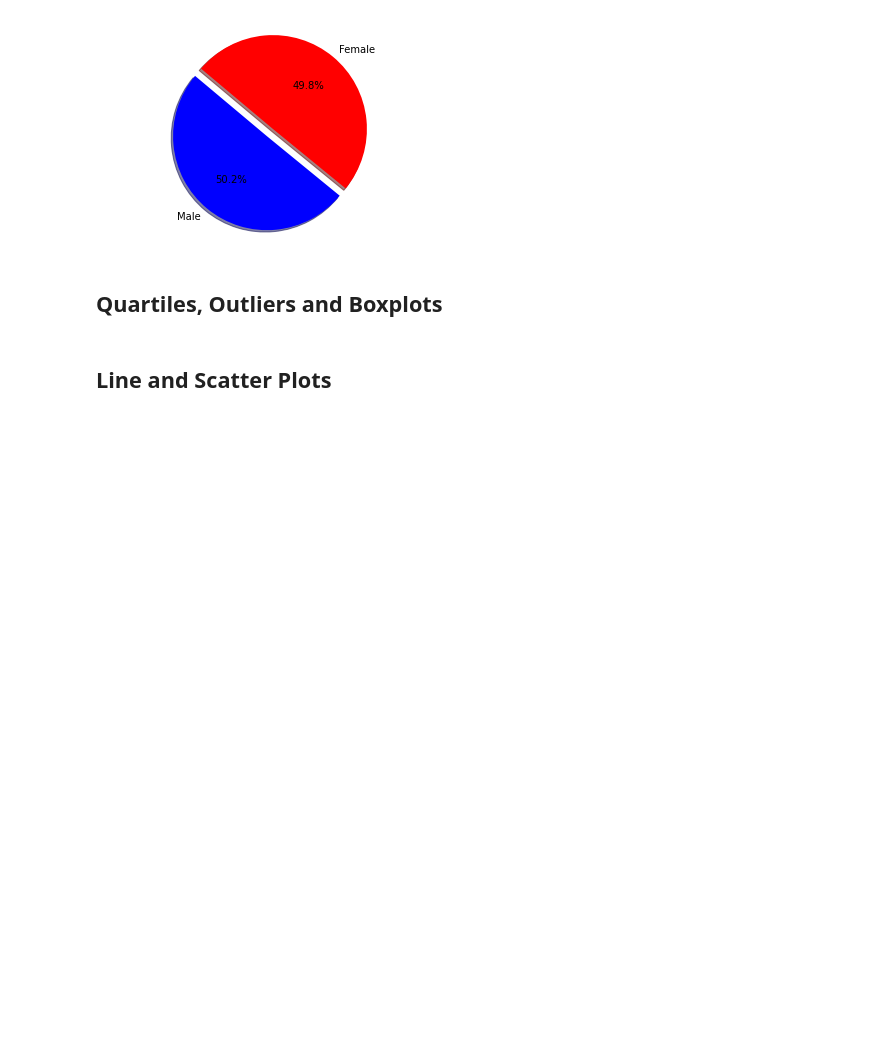
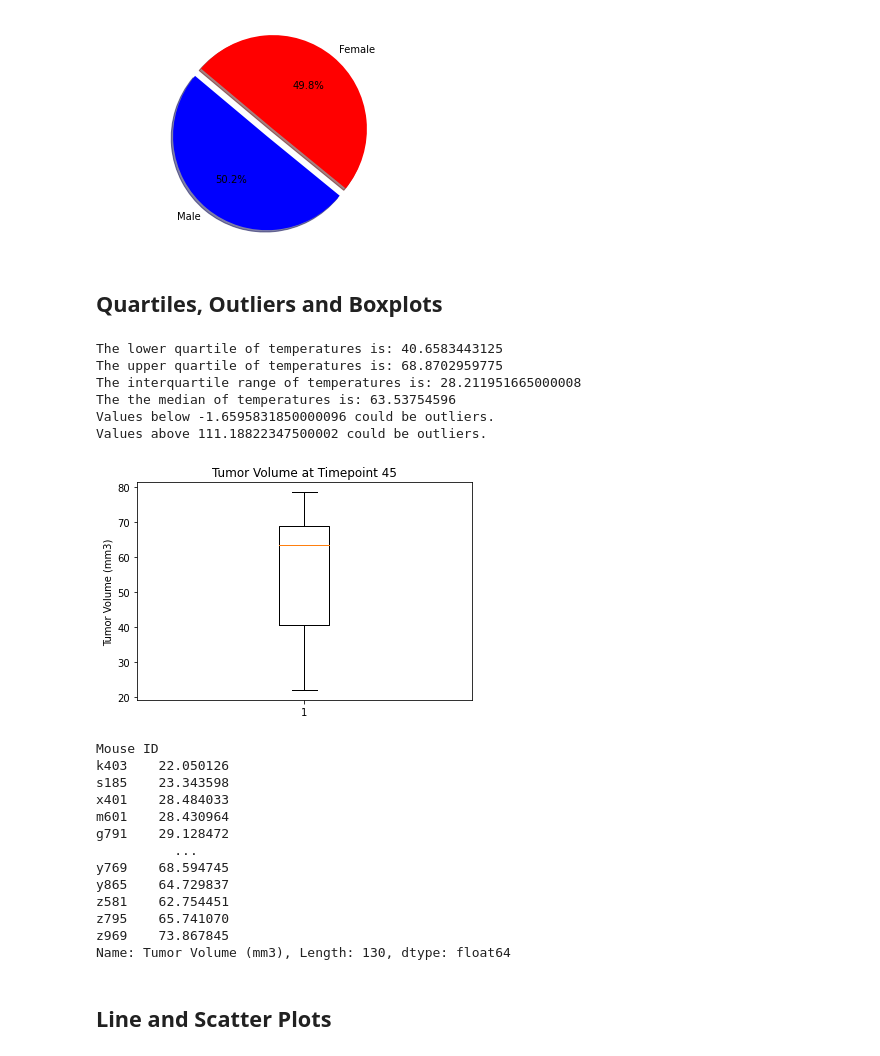
Before and after one commit to tduongas/matplotlib, a Jupyter notebook: Pymaceuticals/pymaceuticals_starter.ipynb, the cells around one changed output. Cells and saved outputs as stored; diff of their text form; code cells hidden in the pictures; blank space fills up the shorter version.

Commit message:
Added Outlier and Boxplots

```diff
--- a/Pymaceuticals/pymaceuticals_starter.ipynb
+++ b/Pymaceuticals/pymaceuticals_starter.ipynb
@@ -287,5 +285,49 @@ plt.axis("equal")
+# %%
+# Calculate the final tumor volume of each mouse across four of the most promising treatment regimens. Calculate the IQR and quantitatively determine if there are any potential outliers.
+quartiles = clean_mouse_df["Tumor Volume (mm3)"].quantile([.25,.5,.75])
+lowerq = quartiles[0.25]
+upperq = quartiles[0.75]
+iqr = upperq-lowerq
+
+print(f"The lower quartile of temperatures is: {lowerq}")
+print(f"The upper quartile of temperatures is: {upperq}")
+print(f"The interquartile range of temperatures is: {iqr}")
+print(f"The the median of temperatures is: {quartiles[0.5]} ")
+
+lower_bound = lowerq - (1.5*iqr)
+upper_bound = upperq + (1.5*iqr)
+print(f"Values below {lower_bound} could be outliers.")
+print(f"Values above {upper_bound} could be outliers.")
+# %% [output]
+The lower quartile of temperatures is: 40.6583443125
+The upper quartile of temperatures is: 68.8702959775
+The interquartile range of temperatures is: 28.211951665000008
+The the median of temperatures is: 63.53754596
+Values below -1.6595831850000096 could be outliers.
+Values above 111.18822347500002 could be outliers.
 # %%
 # Generate a box plot of the final tumor volume of each mouse across four regimens of interest
+times = clean_mouse_df["Tumor Volume (mm3)"]
+fig1, ax1 = plt.subplots()
+ax1.set_title('Tumor Volume at Timepoint 45')
+ax1.set_ylabel('Tumor Volume (mm3)')
+ax1.boxplot(times)
+plt.show()
+# %% [output]
+[figure, added]
+Mouse ID
+k403    22.050126
+s185    23.343598
+x401    28.484033
+m601    28.430964
+g791    29.128472
+          ...
+y769    68.594745
+y865    64.729837
+z581    62.754451
+z795    65.741070
+z969    73.867845
+Name: Tumor Volume (mm3), Length: 130, dtype: float64
 # %% [markdown]
 ## Line and Scatter Plots
 # %%
```
Also changed, not shown: parts of 4 cells of this notebook.
